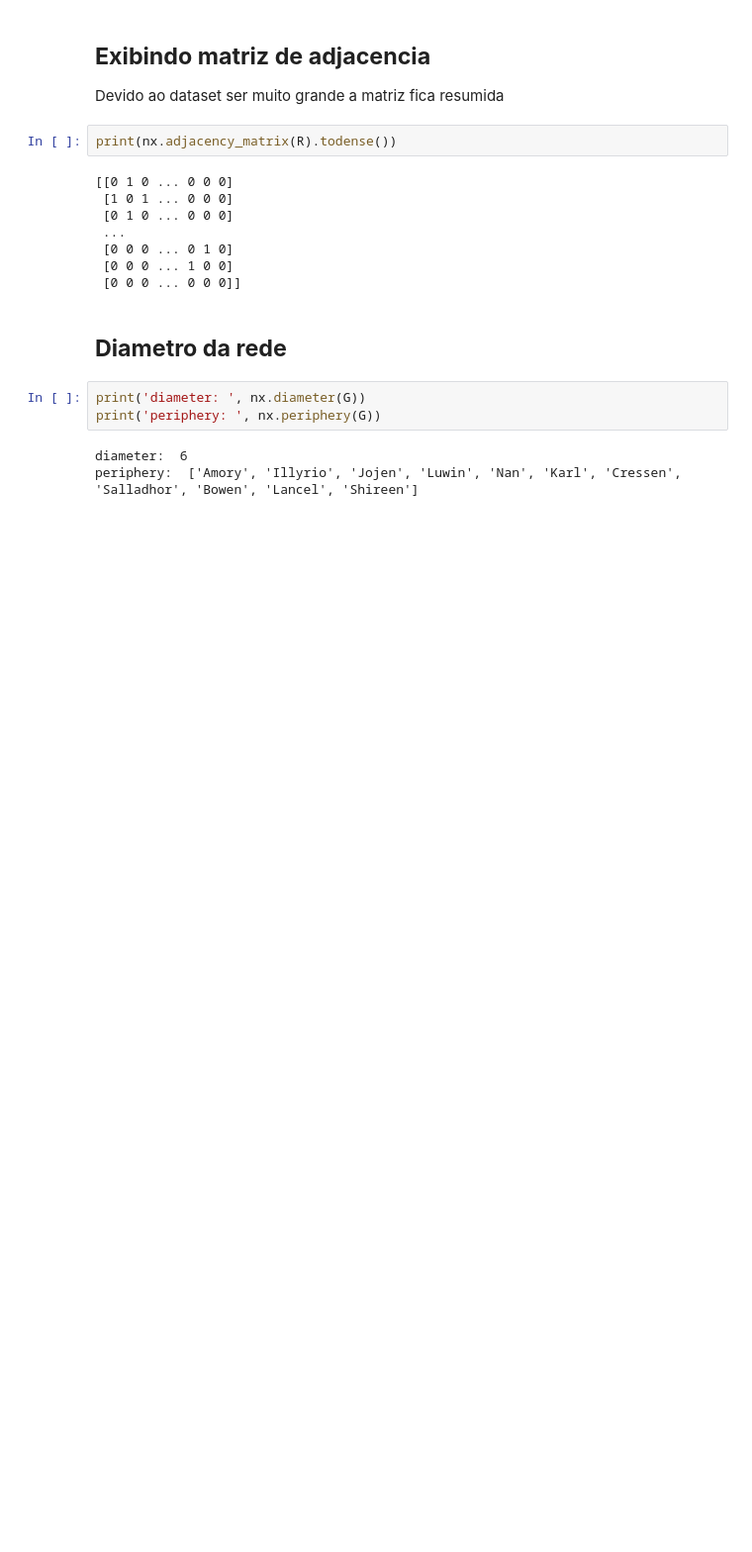
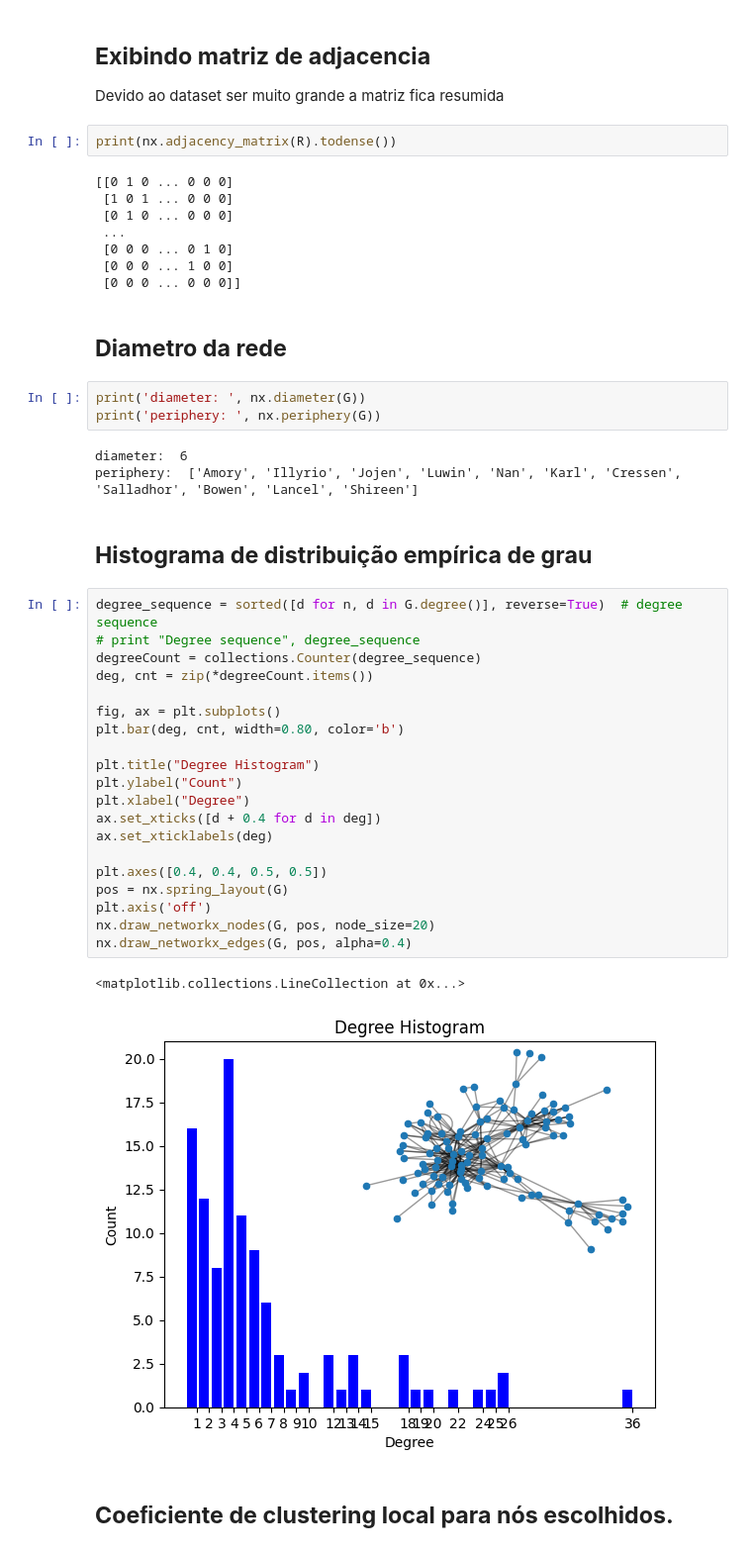
Before and after one commit to alexalmeida52/network_analysis_pyvis_streamlit, a Jupyter notebook: pratica_com_pyvis_e_streamlit.ipynb, the cells around one changed output. Shown at 99% size. Cells and saved outputs as stored; diff of their text form; blank space fills up the shorter version.

Commit message:
Clusterização e histograma

```diff
--- a/pratica_com_pyvis_e_streamlit.ipynb
+++ b/pratica_com_pyvis_e_streamlit.ipynb
@@ -47,3 +47,30 @@ print('periphery: ', nx.periphery(G))
 # %% [output]
 diameter:  6
 periphery:  ['Amory', 'Illyrio', 'Jojen', 'Luwin', 'Nan', 'Karl', 'Cressen', 'Salladhor', 'Bowen', 'Lancel', 'Shireen']
+# %% [markdown]
+## **Histograma de distribuição empírica de grau**
+# %%
+degree_sequence = sorted([d for n, d in G.degree()], reverse=True)  # degree sequence
+# print "Degree sequence", degree_sequence
+degreeCount = collections.Counter(degree_sequence)
+deg, cnt = zip(*degreeCount.items())
+
+fig, ax = plt.subplots()
+plt.bar(deg, cnt, width=0.80, color='b')
+
+plt.title("Degree Histogram")
+plt.ylabel("Count")
+plt.xlabel("Degree")
+ax.set_xticks([d + 0.4 for d in deg])
+ax.set_xticklabels(deg)
+
+plt.axes([0.4, 0.4, 0.5, 0.5])
+pos = nx.spring_layout(G)
+plt.axis('off')
+nx.draw_networkx_nodes(G, pos, node_size=20)
+nx.draw_networkx_edges(G, pos, alpha=0.4)
+# %% [output]
+<matplotlib.collections.LineCollection at 0x...>
+[figure, added]
+# %% [markdown]
+## **Coeﬁciente de clustering local para nós escolhidos.**
```
Also changed, not shown: parts of 3 cells of this notebook.
